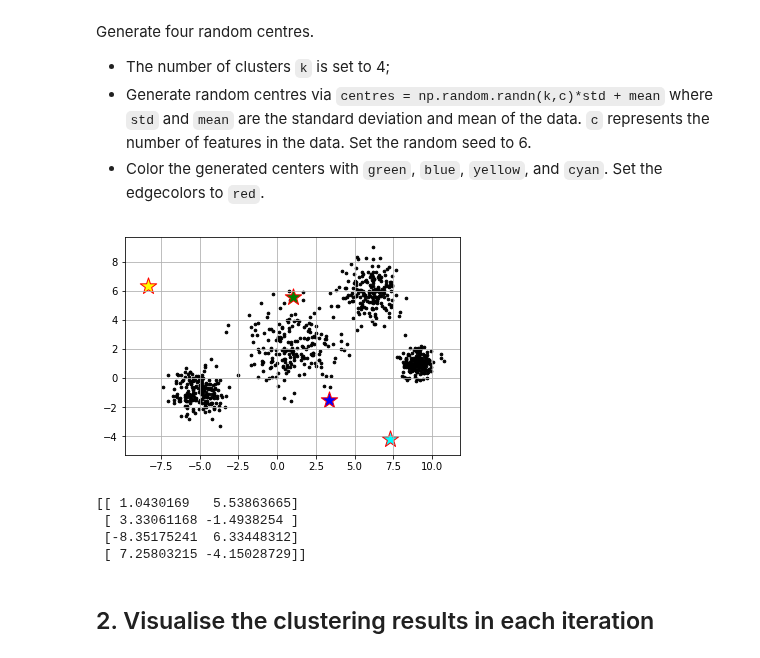
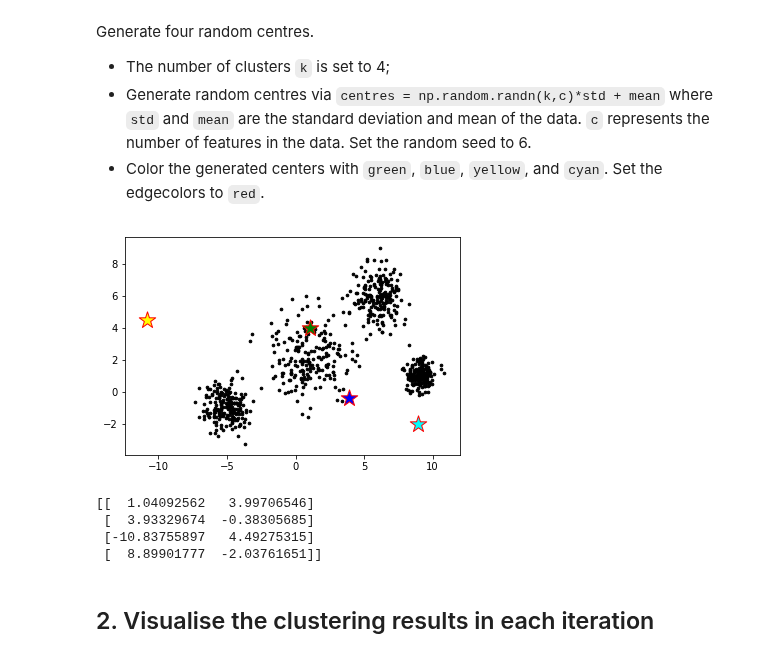
Before and after one commit to arianaroz/comp257-portfolio-2019, a Jupyter notebook: Portfolio 3.ipynb, the cells around one changed output. Drawn from its saved outputs; the diff is of its cells as text; code cells hidden in the pictures.

```diff
--- a/Portfolio 3.ipynb
+++ b/Portfolio 3.ipynb
@@ -40,31 +41,31 @@ Generate four random centres.
 # %%
 # number of clusters
 k = 4
-c = 2
-
+c = data.shape[1]
+d = data.shape[0]
 # Generate random centers
 np.random.seed(6)
-mean = np.mean(data)
-std = np.std(data)
+mean = np.mean(data, axis = 0)
+std = np.std(data, axis = 0)
 centers = np.random.randn(k,c)*std + mean
+colors =['green', 'blue', 'yellow', 'cyan']
 
-# Plot data and the centers
-plt.scatter(data[:,0], data[:,1], s=7, c='black')
-plt.scatter(centers[0][0], centers[0][1], s=300, c='green',edgecolor='r', marker='*')
-plt.scatter(centers[1][0], centers[1][1], s=300, c='blue', edgecolor='r',marker='*')
-plt.scatter(centers[2][0], centers[2][1], s=300, c='yellow', edgecolor='r',marker='*')
-plt.scatter(centers[3][0], centers[3][1], s=300, c='cyan',edgecolor='r', marker='*')
-plt.grid()
+
+for i in range(d):
+    plt.scatter(data[i,0], data[i,1], s=7, c='k')
+
+for i in range(k):
+    plt.scatter(centers[i,0], centers[i,1], s=300, marker='*', c=colors[i], edgecolor='r')
 plt.show()
 # %% [output]
-[figure, old version]
+[figure, new version]
 # %%
 print(centers)
 # %% [output]
-[[ 1.0430169   5.53863665]
- [ 3.33061168 -1.4938254 ]
- [-8.35175241  6.33448312]
- [ 7.25803215 -4.15028729]]
+[[  1.04092562   3.99706546]
+ [  3.93329674  -0.38305685]
+ [-10.83755897   4.49275315]
+ [  8.89901777  -2.03761651]]
 # %% [markdown]
 ## 2. Visualise the clustering results in each iteration
 # %% [markdown]
```
Also changed, not shown: parts of 7 cells of this notebook.
